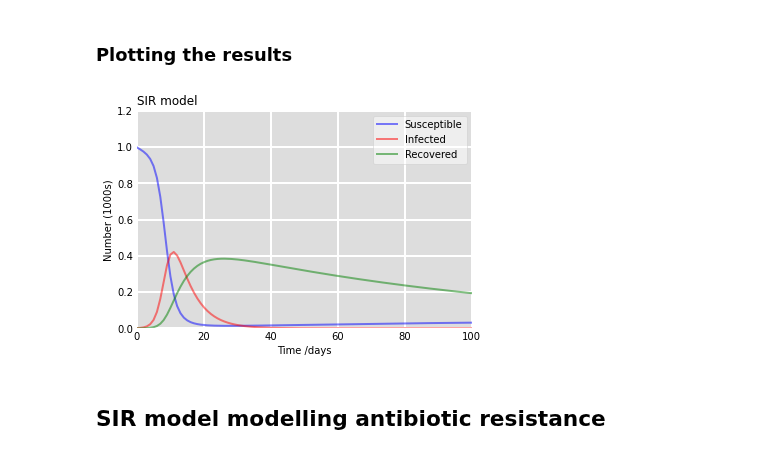
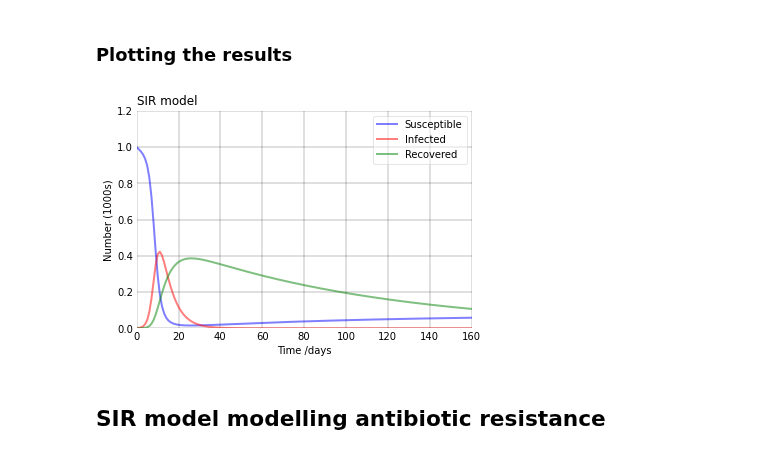
Before and after one commit to mjemons/IDD_TB, a Jupyter notebook: scripts/simulation.ipynb, the cells around one changed output. Drawn from its saved outputs; the diff is of its cells as text; code cells hidden in the pictures.

Commit message:
changed plot

```diff
--- a/scripts/simulation.ipynb
+++ b/scripts/simulation.ipynb
@@ -91,7 +91,7 @@ S1, I1, R1 = sol.T
 # %%
 #plot
 fig = plt.figure(facecolor='w')
-ax = fig.add_subplot(111, facecolor='#dddddd', axisbelow=True)
+ax = fig.add_subplot(111,  axisbelow=True)
 ax.plot(t, S1/1000, 'b', alpha=0.5, lw=2, label='Susceptible')
 ax.plot(t, I1/1000, 'r', alpha=0.5, lw=2, label='Infected')
 ax.plot(t, R1/1000, 'g', alpha=0.5, lw=2, label='Recovered')
@@ -100,7 +100,7 @@ ax.set_ylabel('Number (1000s)')
 ax.set_ylim(0,1.2)
 ax.yaxis.set_tick_params(length=0)
 ax.xaxis.set_tick_params(length=0)
-ax.grid(b=True, which='major', c='w', lw=2, ls='-')
+ax.grid(b=True, which='major', c='k', lw=0.25, ls='-')
 legend = ax.legend()
 legend.get_frame().set_alpha(0.5)
 for spine in ('top', 'right', 'bottom', 'left'):
@@ -184,25 +184,25 @@ S2, I2, R2 = sol.T
 # %%
 #plot
 fig = plt.figure(facecolor='w')
-ax = fig.add_subplot(111, facecolor='#dddddd', axisbelow=True)
+ax = fig.add_subplot(111, axisbelow=True)
 ax.plot(t, S2/1000, 'b', alpha=0.5, lw=2, label='Susceptible')
 ax.plot(t, I2/1000, 'r', alpha=0.5, lw=2, label='Infected')
 ax.plot(t, R2/1000, 'g', alpha=0.5, lw=2, label='Recovered')
 ax.set_xlabel('Time /days')
 ax.set_ylabel('Number (1000s)')
 ax.set_ylim(0,1.2)
-ax.set_xlim(0, 100)
+ax.set_xlim(0, 160)
 ax.yaxis.set_tick_params(length=0)
 ax.xaxis.set_tick_params(length=0)
-ax.grid(b=True, which='major', c='w', lw=2, ls='-')
+ax.grid(b=True, which='major', c='k', lw=0.25, ls='-')
 legend = ax.legend()
 legend.get_frame().set_alpha(0.5)
 for spine in ('top', 'right', 'bottom', 'left'):
     ax.spines[spine].set_visible(False)
 plt.title('SIR model', loc='left')
 plt.show()
 # %% [output]
-[figure, old version]
+[figure, new version]
 # %% [markdown]
 ## SIR model modelling antibiotic resistance
 # %% [markdown]
```
